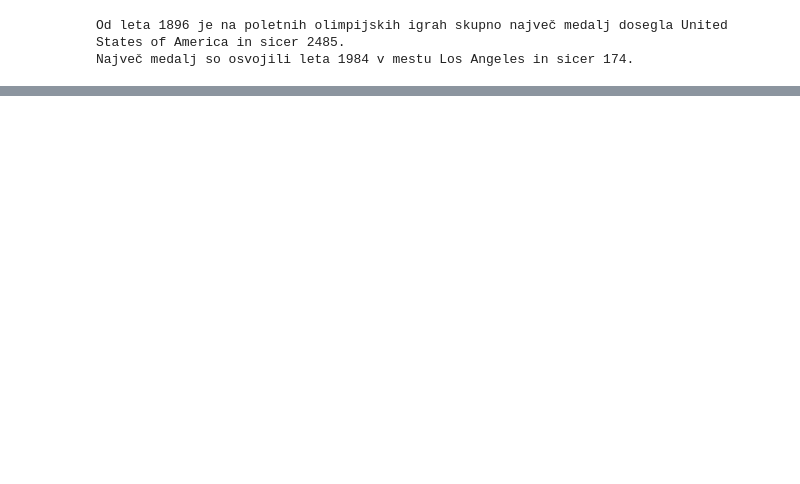
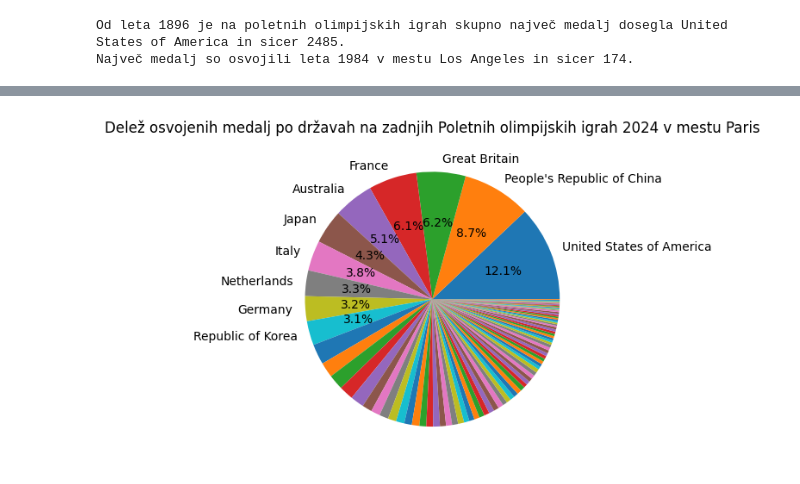
Before and after one commit to Kajaaa9/seminarska_naloga-olimpijske_igre, a Jupyter notebook: oi5_analiza.ipynb, the cells around one changed output, grey strips where cells are left out. Drawn from its saved outputs; the diff is of its cells as text; code cells hidden in the pictures; blank space fills up the shorter version.

```diff
--- a/oi5_analiza.ipynb
+++ b/oi5_analiza.ipynb
@@ -127,0 +126,21 @@ Največ medalj so osvojili leta 1984 v mestu Los Angeles in sicer 174.
+# %%
+# zadnje = MEDALJE_SKUPAJ_IZBRANE.columns[-2]
+# MEDALJE_SKUPAJ_IZBRANE.sort_values(by=zadnje, ascending=False)[zadnje].plot.pie(
+#     title=f"Delež osvojenih medalj po državah na zadnjih {katere.capitalize()} olimpijskih igrah {zadnje.split('-')[0]} v mestu {zadnje.split('-')[1]}", ylabel="",
+#     labels=[ime if pct >= 3 else ''
+#         for ime, pct in zip(MEDALJE_SKUPAJ_IZBRANE.sort_values(by=zadnje, ascending=False).index,
+#             100 * MEDALJE_SKUPAJ_IZBRANE.sort_values(by=zadnje, ascending=False)[zadnje] / MEDALJE_SKUPAJ_IZBRANE[zadnje].sum())],
+#     autopct=lambda pct: f"{pct:.1f}%" if pct >= 3 else "");
+
+medalje_zadnjeigre = MEDALJE_SKUPAJ[[MEDALJE_SKUPAJ.columns[-2]]].loc[lambda df: df[df.columns[0]] != 0]
+medalje_zadnjeigre.sort_values(by=medalje_zadnjeigre.columns[0], ascending=False).plot.pie(
+    y=medalje_zadnjeigre.columns[0],
+    title=f"Delež osvojenih medalj po državah na zadnjih {katere.capitalize()} olimpijskih igrah {medalje_zadnjeigre.columns[0].split('-')[0]} v mestu {medalje_zadnjeigre.columns[0].split('-')[1]}",
+    ylabel="",
+    legend=False,
+    labels=[ime if pct >= 3 else ''
+        for ime, pct in zip(medalje_zadnjeigre.sort_values(by=medalje_zadnjeigre.columns[0], ascending=False).index,
+            100 * medalje_zadnjeigre.sort_values(by=medalje_zadnjeigre.columns[0], ascending=False)[medalje_zadnjeigre.columns[0]] / medalje_zadnjeigre[medalje_zadnjeigre.columns[0]].sum())],
+    autopct=lambda pct: f"{pct:.1f}%" if pct >= 3 else "");
+# %% [output]
+[figure, added]
```
Also changed, not shown: parts of 21 cells of this notebook.
